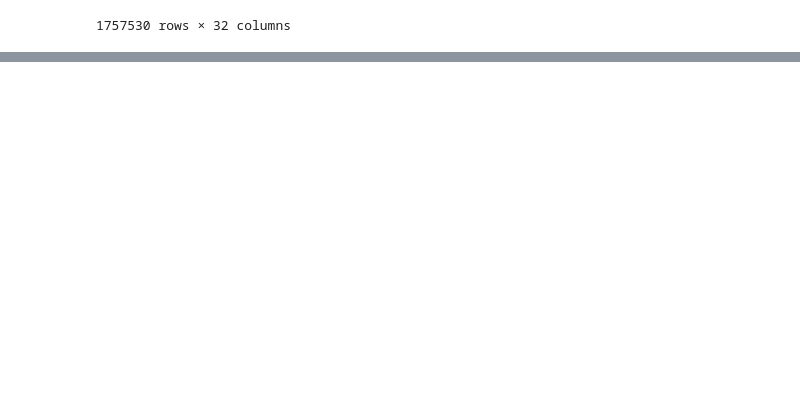
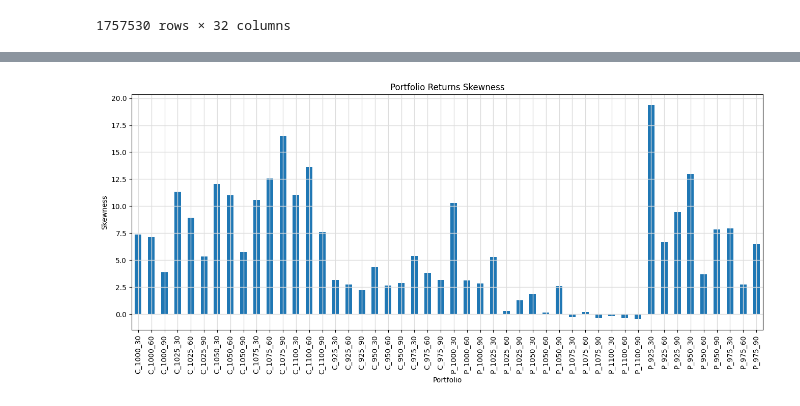
Before and after one commit to jmbejara/constantinides_2013_options, a Jupyter notebook: notebooks/portfolios.ipynb, the cells around one changed output, grey strips where cells are left out. Drawn from its saved outputs; the diff is of its cells as text; code cells hidden in the pictures; blank space fills up the shorter version.

```diff
--- a/notebooks/portfolios.ipynb
+++ b/notebooks/portfolios.ipynb
@@ -544,0 +615,10 @@ portfolios
+# %%
+rets.skew().plot(kind='bar').set_title('Portfolio Returns Skewness')
+plt.xlabel('Portfolio')
+plt.xticks(np.arange(len(rets.columns)), rets.columns, rotation=90)
+plt.gca().grid(True, which='major', color='#dddddd', linewidth=1)
+plt.gcf().set_size_inches(16, 6)
+plt.ylabel('Skewness')
+plt.show()
+# %% [output]
+[figure, added]
```
Also changed, not shown: parts of 36 cells of this notebook.
